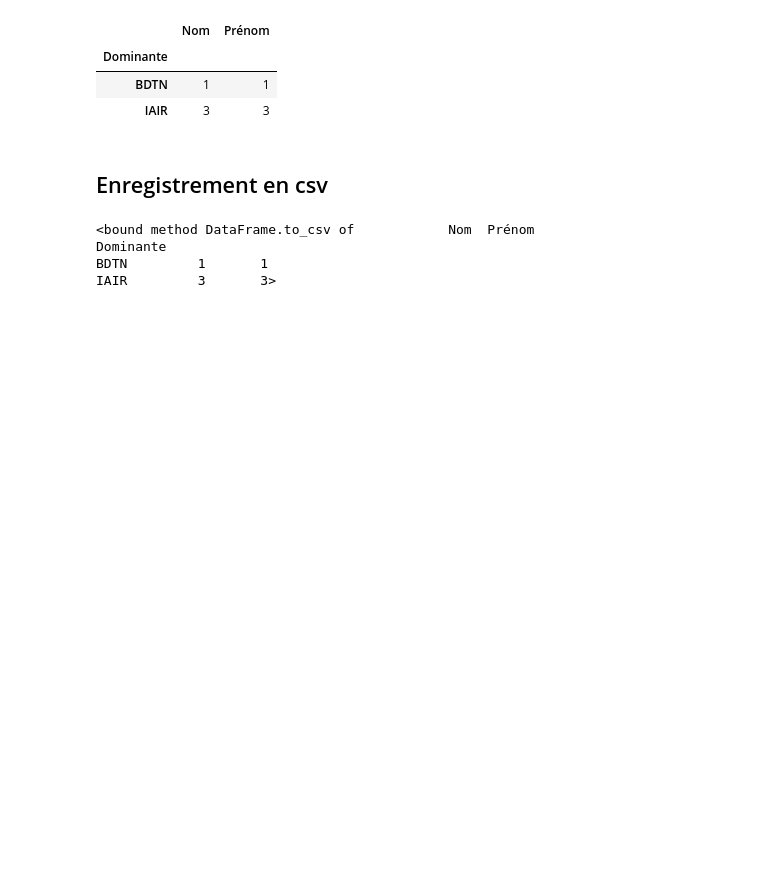
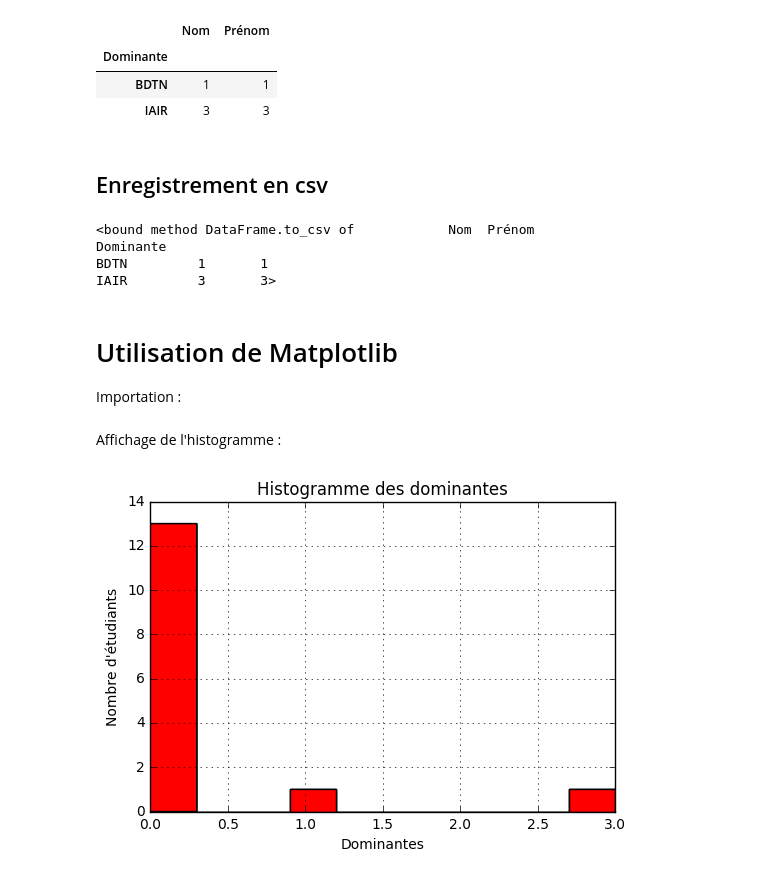
Before and after one commit to AloisChev/Interactive_Python_Notebooks, a Jupyter notebook: ping.ipynb, the cells around one changed output. Cells and saved outputs as stored; diff of their text form; code cells hidden in the pictures; blank space fills up the shorter version.

Commit message:
Test de matplotlib
Début des tests avec l'analyse visuelle

```diff
--- a/ping.ipynb
+++ b/ping.ipynb
@@ -159,3 +159,7 @@ dfping.groupby(['Dominante']).count().to_csv
 Dominante
 BDTN         1       1
 IAIR         3       3>
+# %% [markdown]
+# Utilisation de Matplotlib
+
+Importation :
@@ -161,0 +169,12 @@ IAIR         3       3>
+# %% [markdown]
+Affichage de l'histogramme :
+# %%
+n, bins, patches = plt.hist(pourdom)
+
+plt.xlabel('Dominantes')
+plt.ylabel('Nombre d\'étudiants')
+plt.title('Histogramme des dominantes')
+plt.grid(True)
+plt.show()
+# %% [output]
+[figure, added]
```
Also changed, not shown: parts of 5 cells of this notebook, 1 other file.
